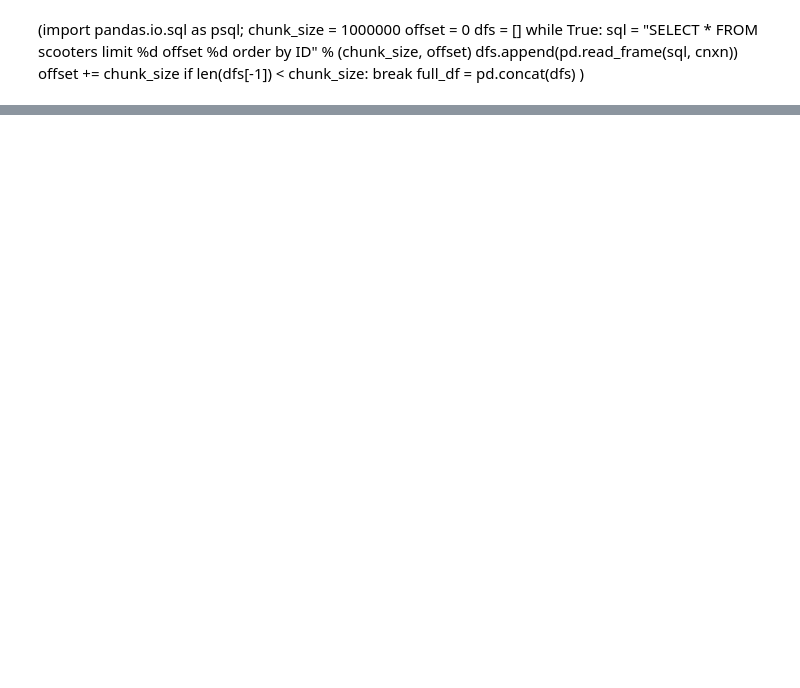
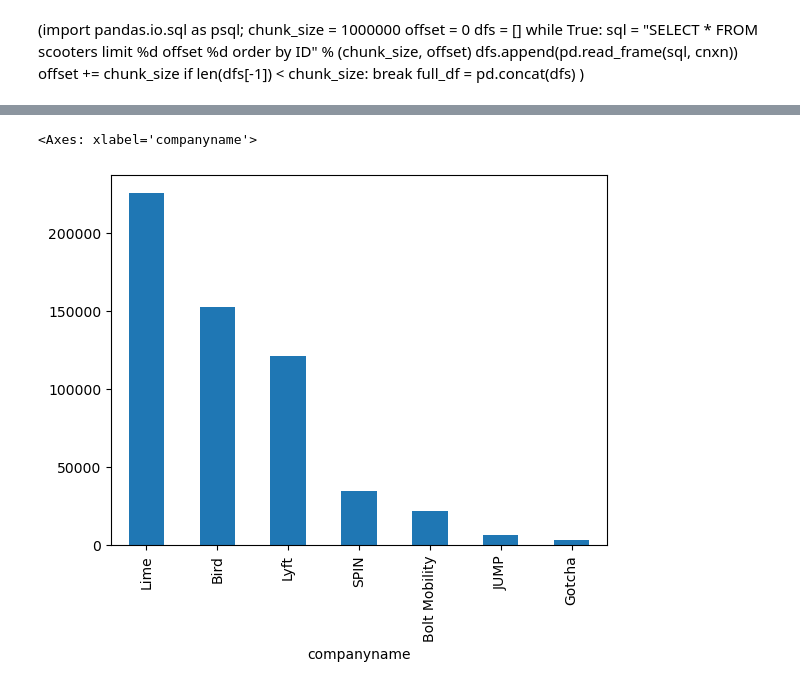
Before and after one commit to NSS-Full-Time-Data-Analytics-11/nashville-scooters-tucker, a Jupyter notebook: scooters_riley.ipynb, the cells around one changed output, grey strips where cells are left out. Drawn from its saved outputs; the diff is of its cells as text; code cells hidden in the pictures; blank space fills up the shorter version.

```diff
--- a/scooters_riley.ipynb
+++ b/scooters_riley.ipynb
@@ -42,4 +42,4 @@ result.fetchall()
 import pandas as pd
 # %%
 with engine.connect() as connection:
-    scooters = pd.read_sql(text(query), con = connection)
+    trips = pd.read_sql(text(query), con = connection)
@@ -140,0 +151,5 @@ pandas.core.frame.DataFrame
+# %%
+trips['companyname'].value_counts().plot(kind = 'bar')
+# %% [output]
+<Axes: xlabel='companyname'>
+[figure, added]
```
Also changed, not shown: parts of 34 cells of this notebook.
